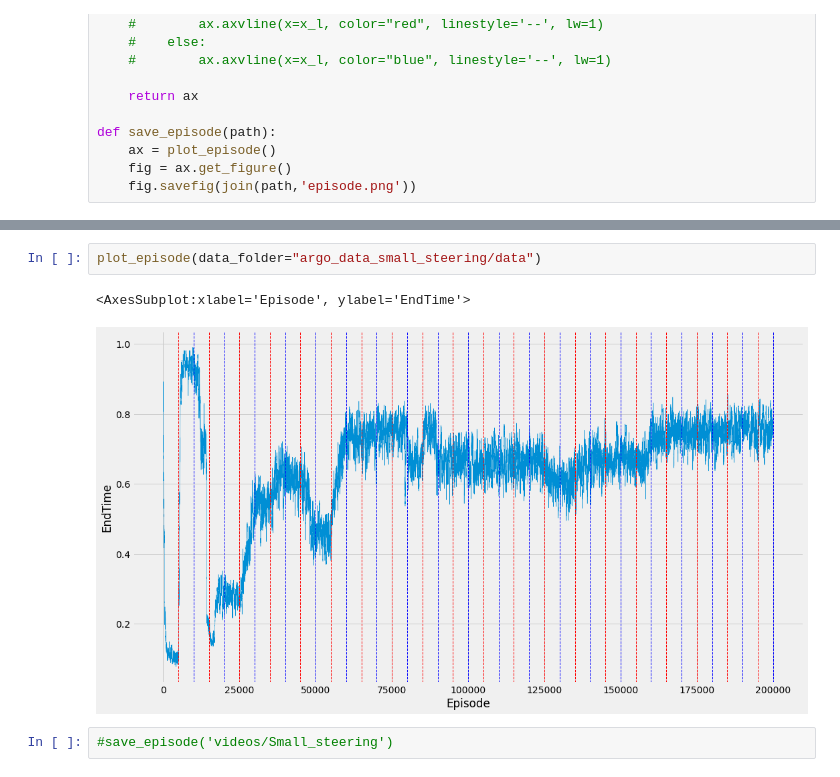
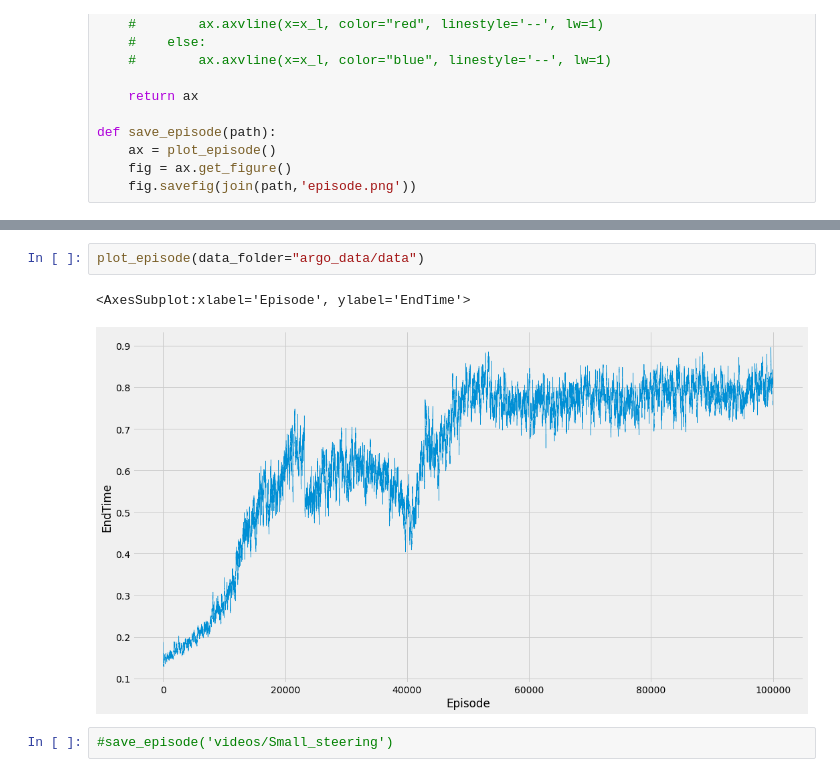
Before and after one commit to fbrand-new/reinforced-birds, a Jupyter notebook: Episode_plotting.ipynb, the cells around one changed output, grey strips where cells are left out. Drawn from its saved outputs; the diff is of its cells as text.

```diff
--- a/Episode_plotting.ipynb
+++ b/Episode_plotting.ipynb
@@ -52,8 +76,8 @@ plot_episode(data_folder="argo_data/data")
 # %%
-plot_episode(data_folder="argo_data_small_steering/data")
+plot_episode(data_folder="argo_data/data")
 # %% [output]
 <AxesSubplot:xlabel='Episode', ylabel='EndTime'>
-[figure, old version]
+[figure, new version]
 # %%
 #save_episode('videos/Small_steering')
 # %% [output]
```
Also changed, not shown: parts of 5 cells of this notebook, 16 other files.
